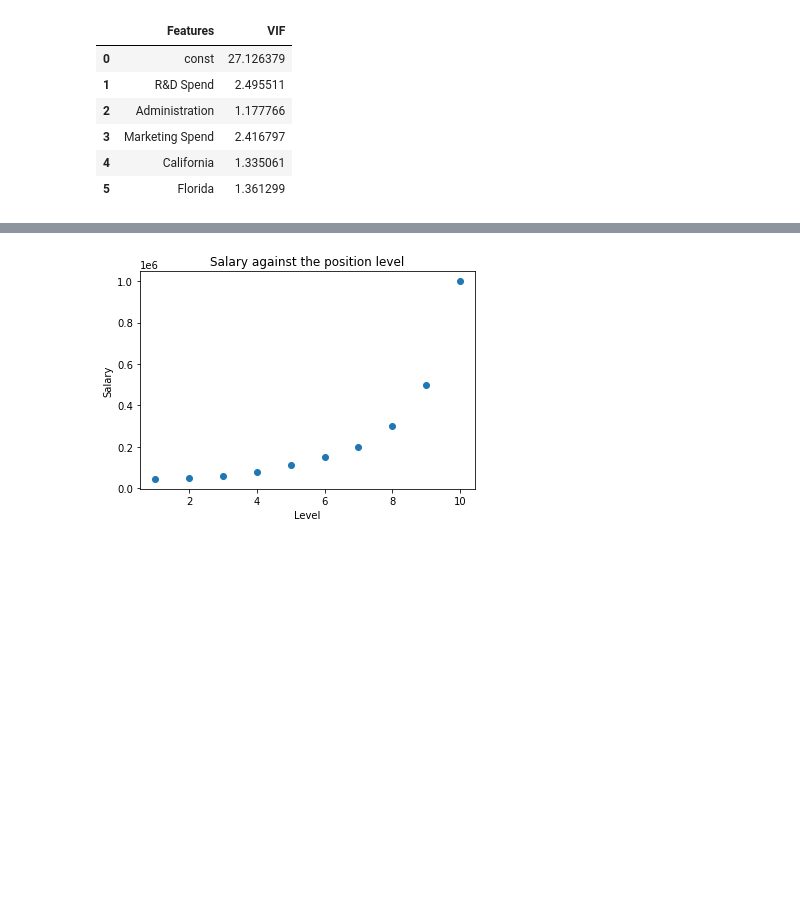
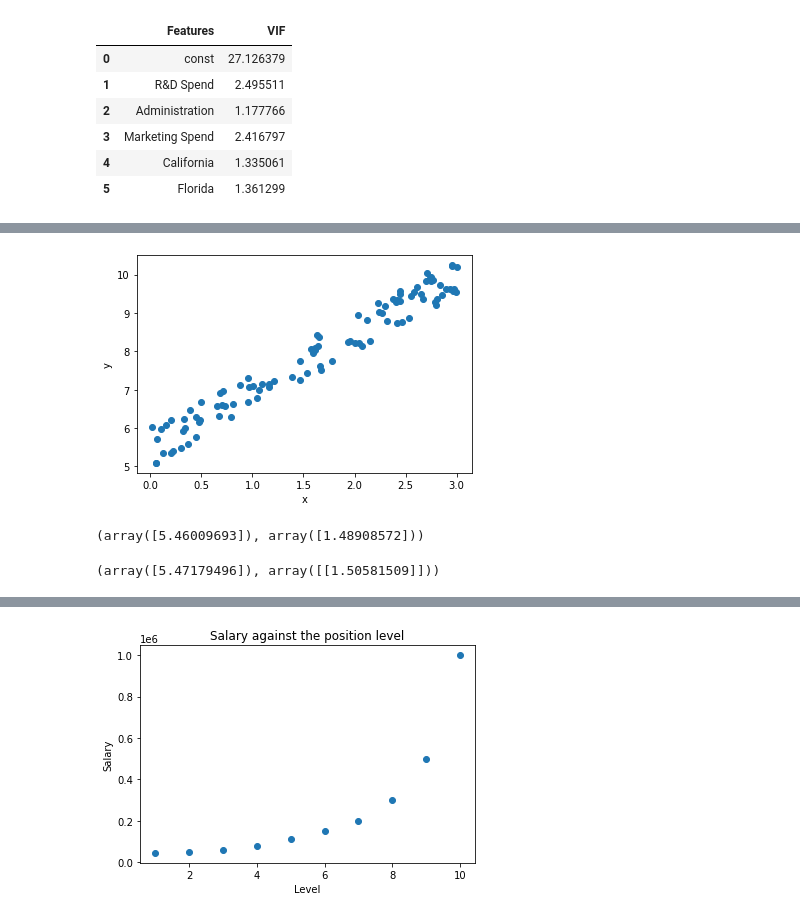
Before and after one commit to Poissonza/Python-Tutorial-Notes, a Jupyter notebook: 2.1. Regression Methods.ipynb, the cells around one changed output, grey strips where cells are left out. Cells and saved outputs as stored; diff of their text form; code cells hidden in the pictures; blank space fills up the shorter version.

Commit message:
Added Content from Textbook in Regression methods and Classification methods. Still need to spell and Gramma check.
Signed-off-by: Adam <a.c.borlase@gmail.com>

```diff
--- a/2.1. Regression Methods.ipynb
+++ b/2.1. Regression Methods.ipynb
@@ -182 +260,30 @@ VIF
+# %%
+import numpy as np
+import matplotlib.pyplot as plt
+x_rand = np.random.rand(100,1)*3
+y_rand = 5 +1.5* x_rand + np.random.rand(100,1)
+plt.scatter(x_rand,y_rand)
+plt.xlabel('x')
+plt.ylabel('y')
+plt.show()
+# %% [output]
+[figure, added]
+# %%
+from sklearn.linear_model import SGDRegressor
+
+x.drop(['const'],axis=1,inplace =True)
+sgd_reg = SGDRegressor(penalty='none',max_iter=1000,tol=1e-3,eta0=0.1)
+sgd_reg.fit(x_rand,y_rand)
+
+sgd_reg.intercept_,sgd_reg.coef_
+# %% [output]
+(array([5.46009693]), array([1.48908572]))
+# %%
+from sklearn.linear_model import LinearRegression
+
+ols = LinearRegression()
+ols.fit(x_rand,y_rand)
+ols.intercept_,ols.coef_
+# %% [output]
+(array([5.47179496]), array([[1.50581509]]))
 # %% [markdown]
```
Also changed, not shown: parts of 32 cells of this notebook, 38 other files.
